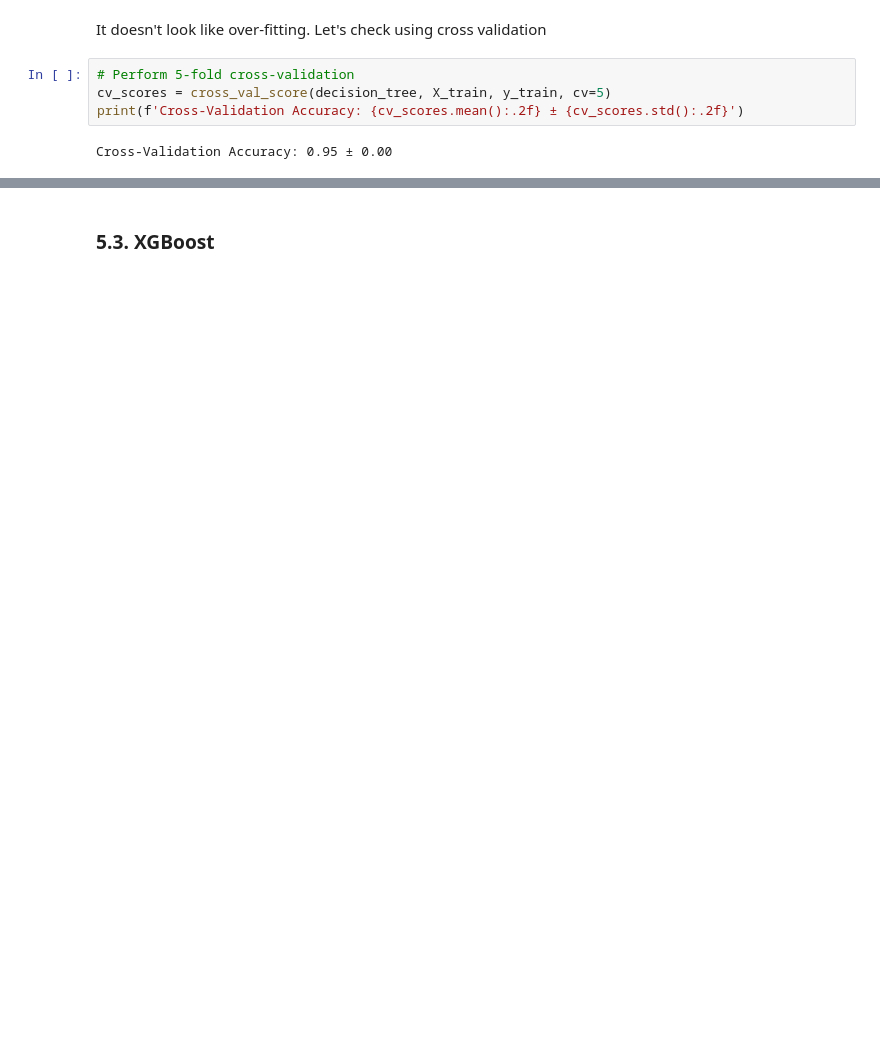
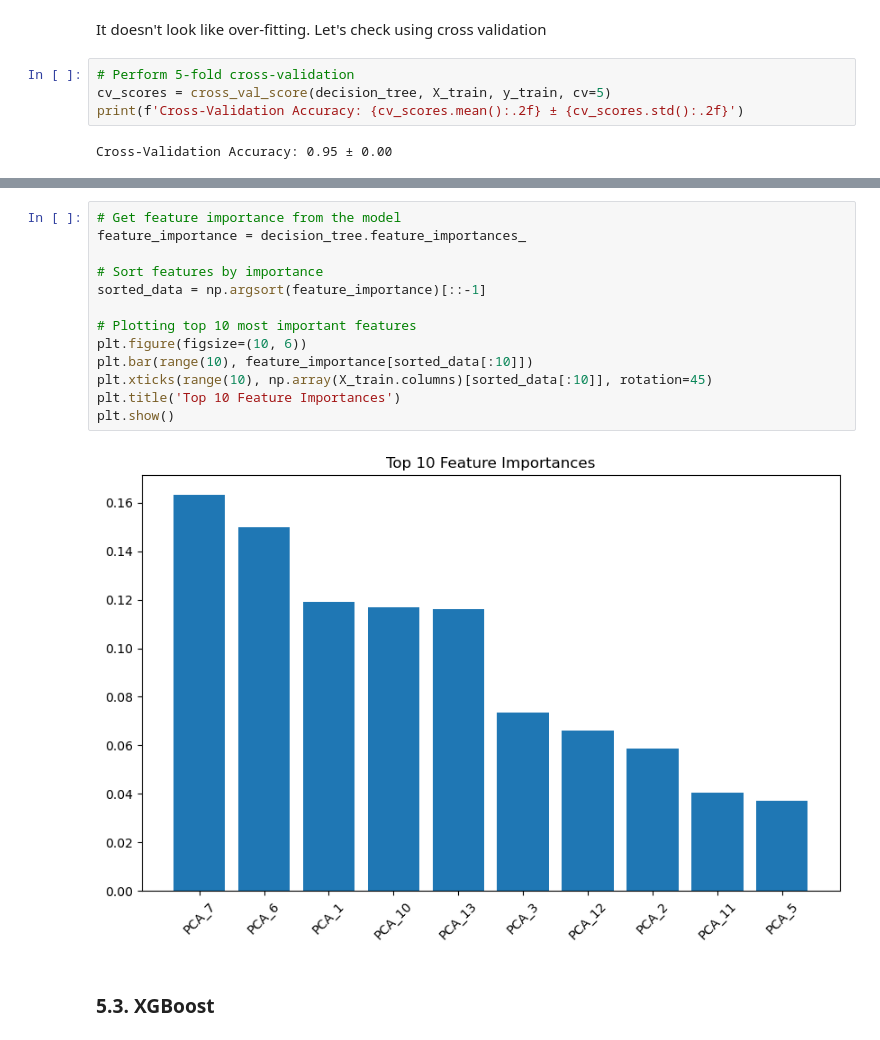
Before and after one commit to shekar-raja/exoplanet-detection-system-ml, a Jupyter notebook: Exoplanet Detection System.ipynb, the cells around one changed output, grey strips where cells are left out. Cells and saved outputs as stored; diff of their text form; blank space fills up the shorter version.

```diff
--- a/Exoplanet Detection System.ipynb
+++ b/Exoplanet Detection System.ipynb
@@ -493,3 +507,18 @@ Cross-Validation Accuracy: 0.95 ± 0.00
+# %%
+# Get feature importance from the model
+feature_importance = decision_tree.feature_importances_
+
+# Sort features by importance
+sorted_data = np.argsort(feature_importance)[::-1]
+
+# Plotting top 10 most important features
+plt.figure(figsize=(10, 6))
+plt.bar(range(10), feature_importance[sorted_data[:10]])
+plt.xticks(range(10), np.array(X_train.columns)[sorted_data[:10]], rotation=45)
+plt.title('Top 10 Feature Importances')
+plt.show()
+# %% [output]
+[figure, added]
 # %% [markdown]
 ### 5.3. XGBoost
 # %%
```
Also changed, not shown: parts of 15 cells of this notebook.
